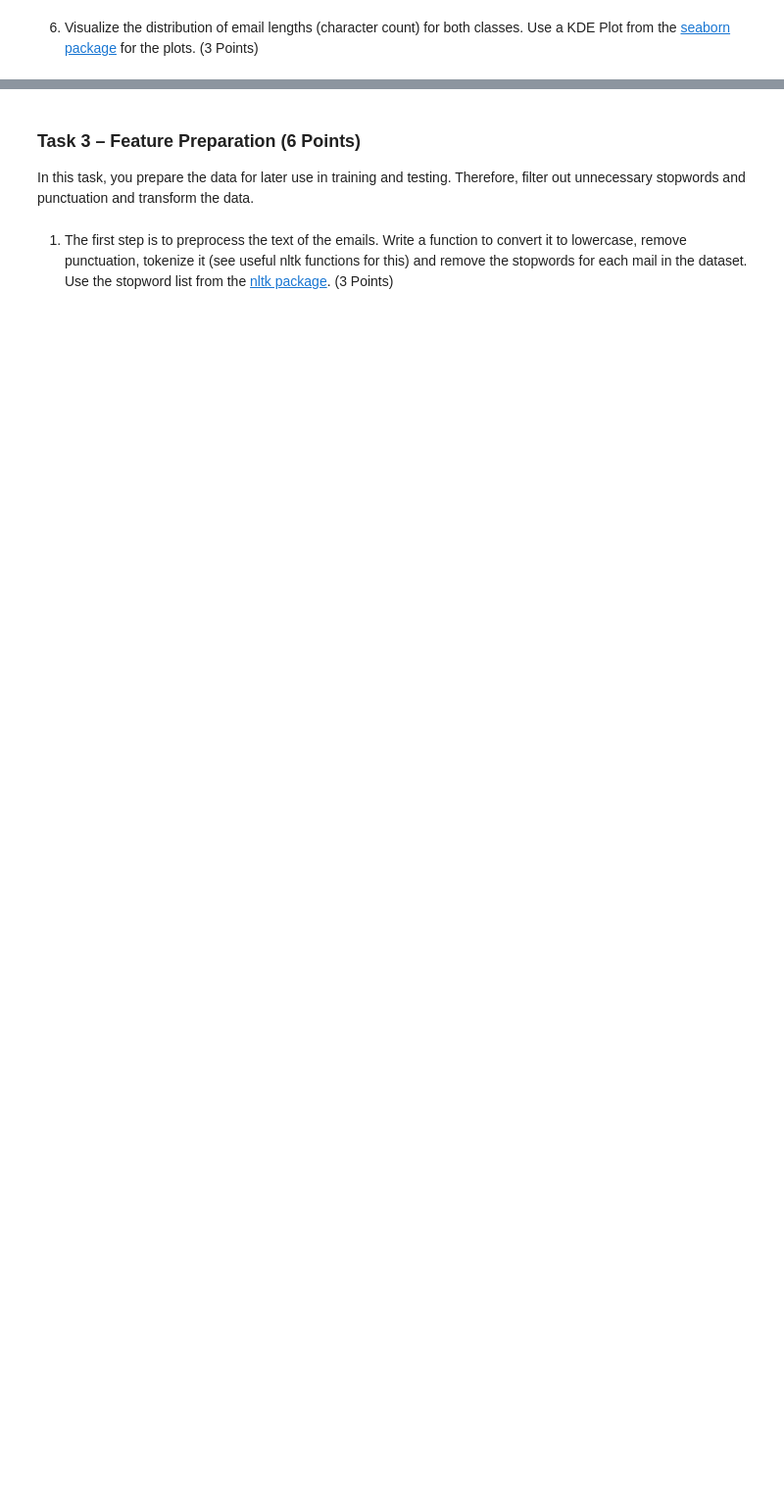
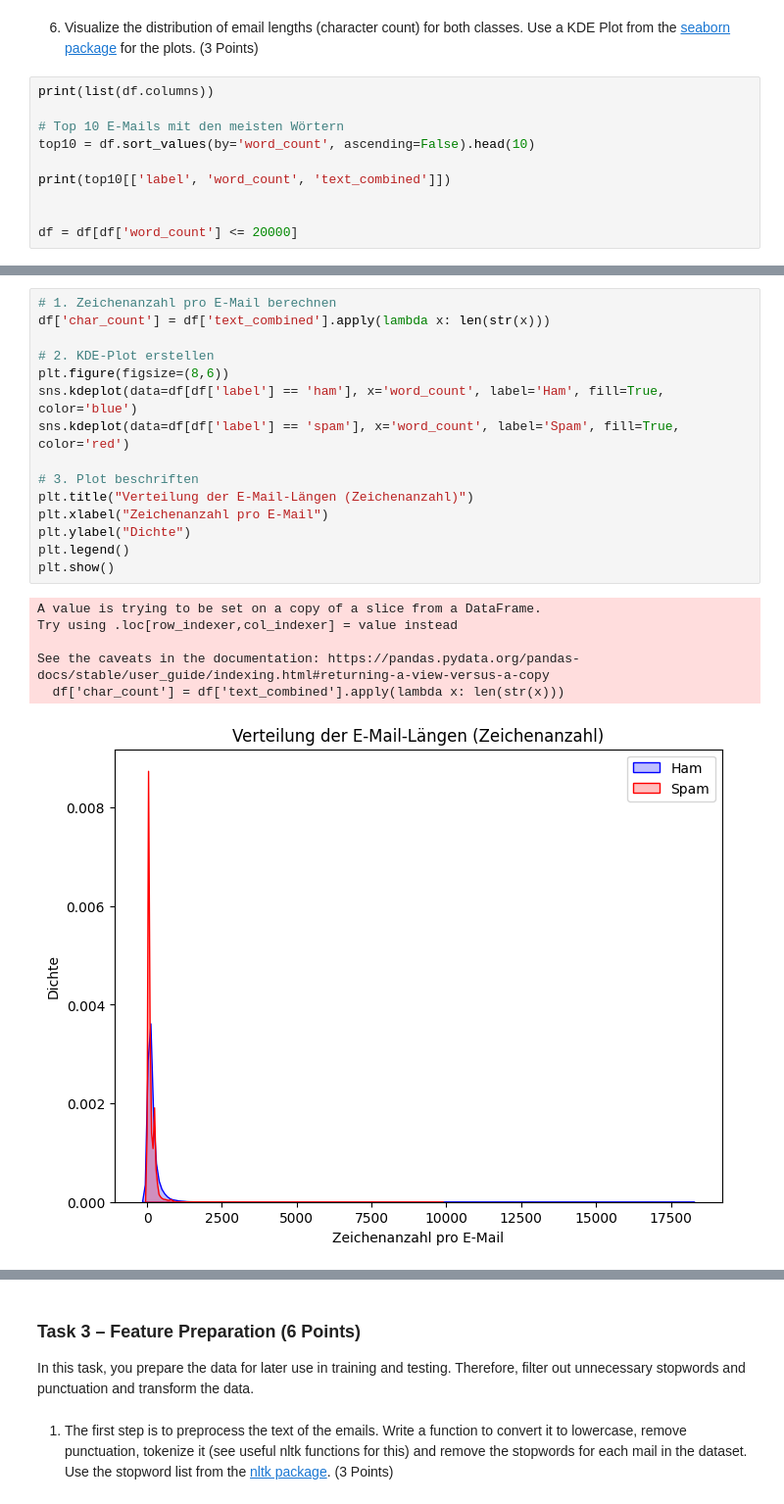
Before and after one commit to IVSource/ml_security_ws25, a Jupyter notebook: Exercise 3/mls_ws25_exercise_3d_spam_email_classification.ipynb, the cells around one changed output, grey strips where cells are left out. Shown: that part at 98% size. Cells and saved outputs as stored; diff of their text form; blank space fills up the shorter version.

```diff
--- a/Exercise 3/mls_ws25_exercise_3d_spam_email_classification.ipynb
+++ b/Exercise 3/mls_ws25_exercise_3d_spam_email_classification.ipynb
@@ -184,2 +413,12 @@ nltk.download('stopwords')
 # %% [markdown]
 6. Visualize the distribution of email lengths (character count) for both classes. Use a KDE Plot from the [seaborn package](https://www.geeksforgeeks.org/r-data-visualization/kde-plot-visualization-with-pandas-and-seaborn/) for the plots. (3 Points)
+# %%
+print(list(df.columns))
+
+# Top 10 E-Mails mit den meisten Wörtern
+top10 = df.sort_values(by='word_count', ascending=False).head(10)
+
+print(top10[['label', 'word_count', 'text_combined']])
+
+
+df = df[df['word_count'] <= 20000]
@@ -185,0 +438,22 @@ nltk.download('stopwords')
+# %%
+# 1. Zeichenanzahl pro E-Mail berechnen
+df['char_count'] = df['text_combined'].apply(lambda x: len(str(x)))
+
+# 2. KDE-Plot erstellen
+plt.figure(figsize=(8,6))
+sns.kdeplot(data=df[df['label'] == 'ham'], x='word_count', label='Ham', fill=True, color='blue')
+sns.kdeplot(data=df[df['label'] == 'spam'], x='word_count', label='Spam', fill=True, color='red')
+
+# 3. Plot beschriften
+plt.title("Verteilung der E-Mail-Längen (Zeichenanzahl)")
+plt.xlabel("Zeichenanzahl pro E-Mail")
+plt.ylabel("Dichte")
+plt.legend()
+plt.show()
+# %% [output]
+A value is trying to be set on a copy of a slice from a DataFrame.
+Try using .loc[row_indexer,col_indexer] = value instead
+
+See the caveats in the documentation: https://pandas.pydata.org/pandas-docs/stable/user_guide/indexing.html#returning-a-view-versus-a-copy
+  df['char_count'] = df['text_combined'].apply(lambda x: len(str(x)))
+[figure, added]
```
Also changed, not shown: parts of 11 cells of this notebook.
